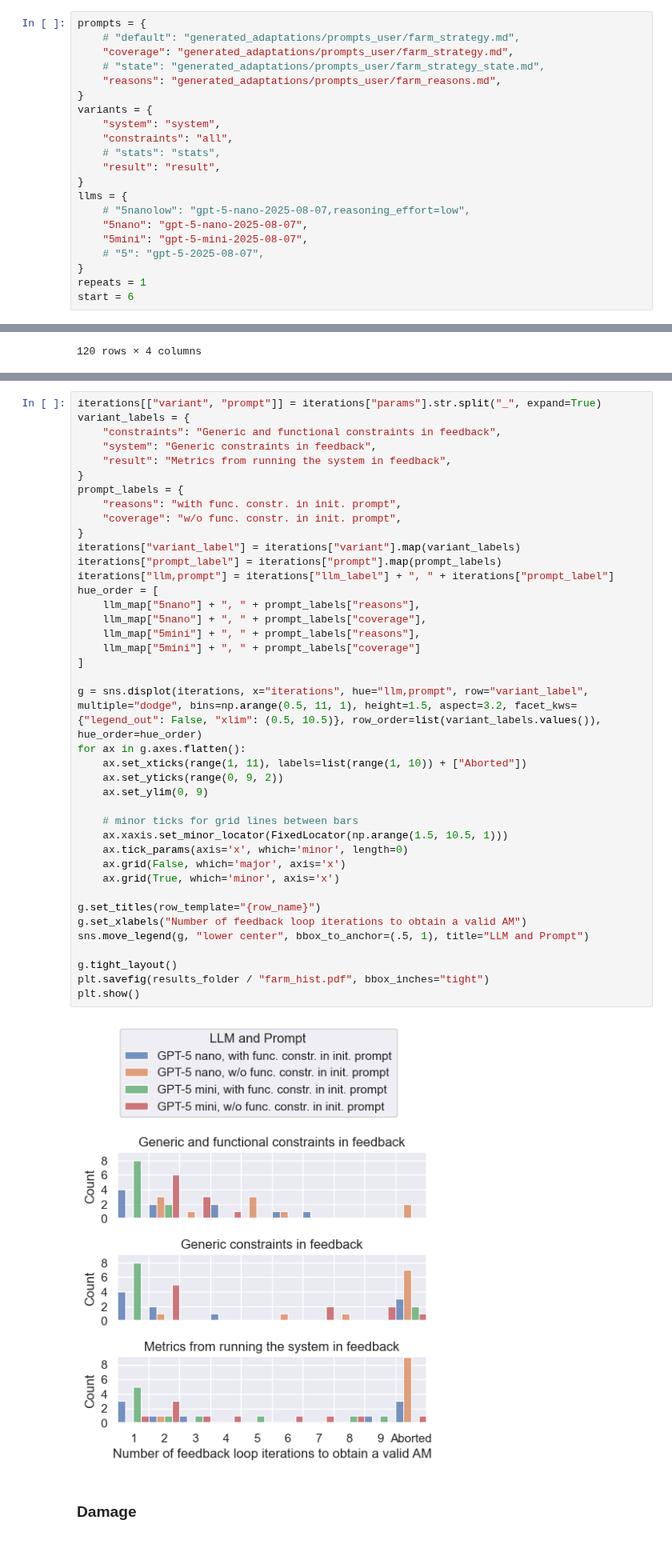
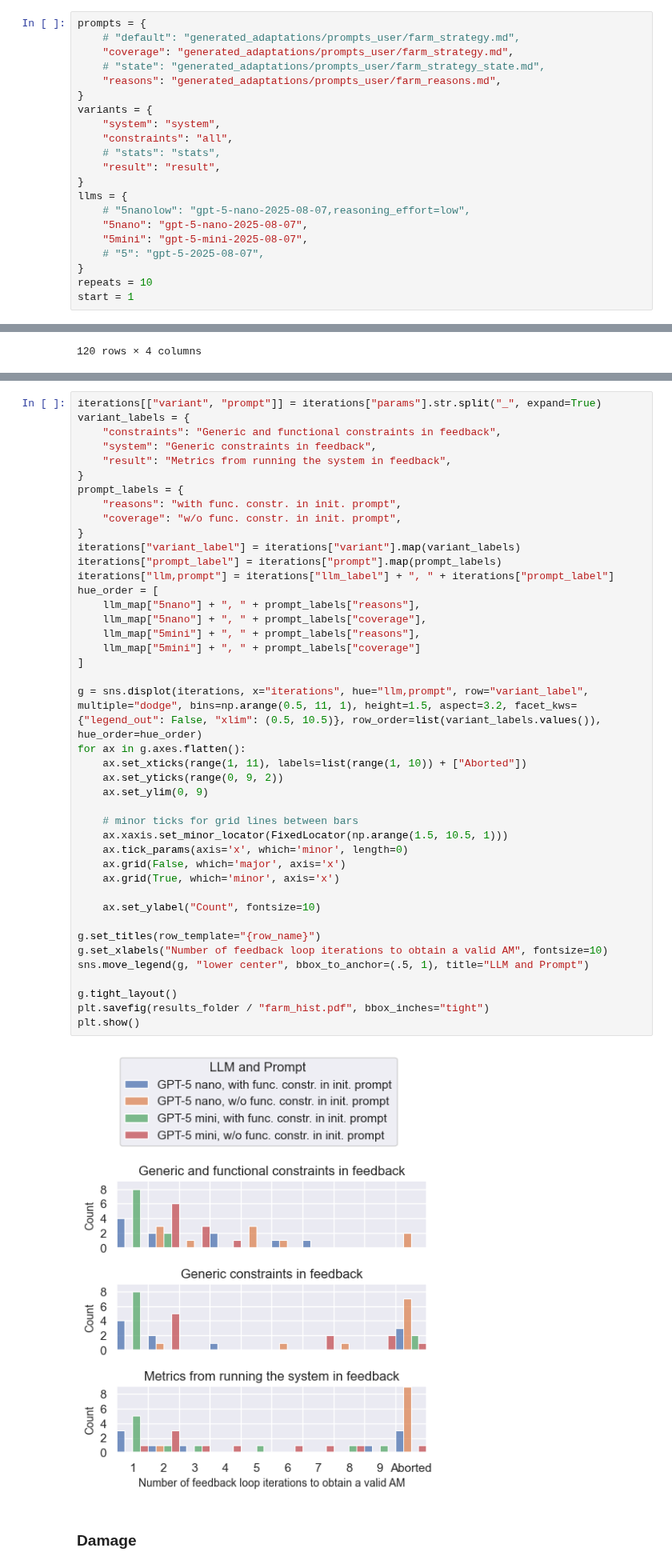
Before and after one commit to smartarch/llm-adaptation, a Jupyter notebook: experiments/farm.ipynb, the cells around one changed output, grey strips where cells are left out. Shown at 80% size. Saved outputs shown, nothing was run; the diff lists cells and outputs as text.

```diff
--- a/experiments/farm.ipynb
+++ b/experiments/farm.ipynb
@@ -42,8 +42,8 @@ llms = {
     "5mini": "gpt-5-mini-2025-08-07",
     # "5": "gpt-5-2025-08-07",
 }
-repeats = 1
-start = 6
+repeats = 10
+start = 1
 # %%
 # import generated_adaptations.generator as generator
 # %%
@@ -406,35 +406,37 @@ prompt_labels = {
 }
 iterations["variant_label"] = iterations["variant"].map(variant_labels)
 iterations["prompt_label"] = iterations["prompt"].map(prompt_labels)
 iterations["llm,prompt"] = iterations["llm_label"] + ", " + iterations["prompt_label"]
 hue_order = [
     llm_map["5nano"] + ", " + prompt_labels["reasons"],
     llm_map["5nano"] + ", " + prompt_labels["coverage"],
     llm_map["5mini"] + ", " + prompt_labels["reasons"],
     llm_map["5mini"] + ", " + prompt_labels["coverage"]
 ]
 
 g = sns.displot(iterations, x="iterations", hue="llm,prompt", row="variant_label", multiple="dodge", bins=np.arange(0.5, 11, 1), height=1.5, aspect=3.2, facet_kws={"legend_out": False, "xlim": (0.5, 10.5)}, row_order=list(variant_labels.values()), hue_order=hue_order)
 for ax in g.axes.flatten():
     ax.set_xticks(range(1, 11), labels=list(range(1, 10)) + ["Aborted"])
     ax.set_yticks(range(0, 9, 2))
     ax.set_ylim(0, 9)
 
     # minor ticks for grid lines between bars
     ax.xaxis.set_minor_locator(FixedLocator(np.arange(1.5, 10.5, 1)))
     ax.tick_params(axis='x', which='minor', length=0)
     ax.grid(False, which='major', axis='x')
     ax.grid(True, which='minor', axis='x')
 
+    ax.set_ylabel("Count", fontsize=10)
+
 g.set_titles(row_template="{row_name}")
-g.set_xlabels("Number of feedback loop iterations to obtain a valid AM")
+g.set_xlabels("Number of feedback loop iterations to obtain a valid AM", fontsize=10)
 sns.move_legend(g, "lower center", bbox_to_anchor=(.5, 1), title="LLM and Prompt")
 
 g.tight_layout()
 plt.savefig(results_folder / "farm_hist.pdf", bbox_inches="tight")
 plt.show()
 # %% [output]
-[figure, old version]
+[figure, new version]
 # %% [markdown]
 ### Damage
 # %%
```
Also changed, not shown: parts of 1 cell of this notebook, 6 other files.
